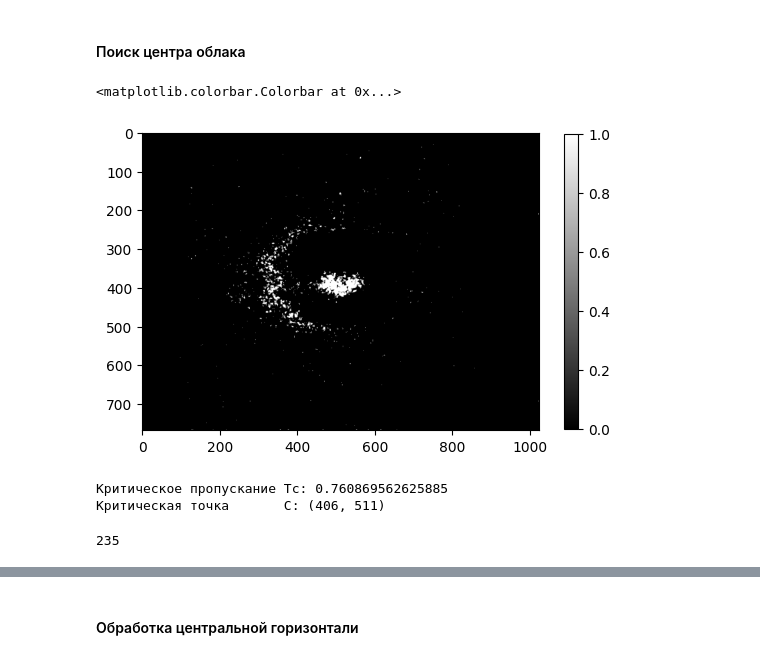
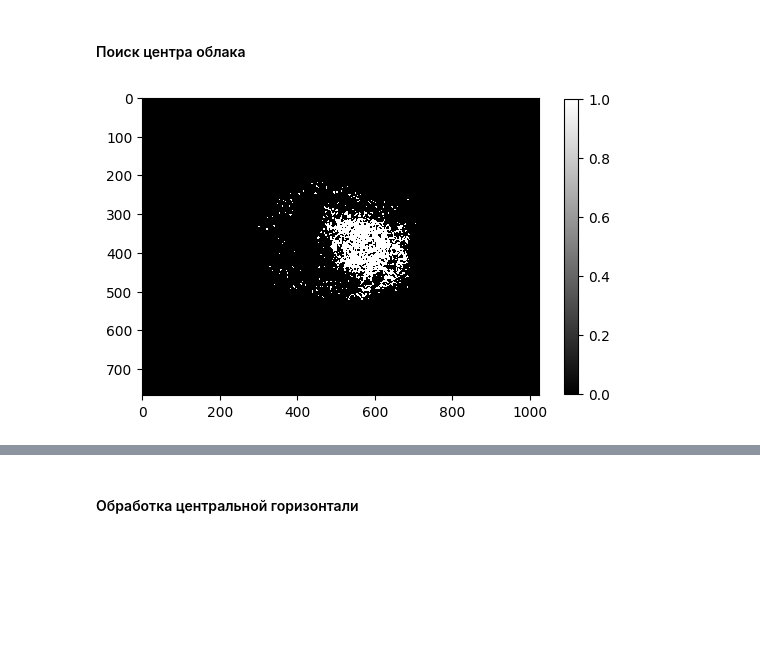
Before and after one commit to chekhyr/AbIm-soft, a Jupyter notebook: AI_Calcium.ipynb, the cells around one changed output, grey strips where cells are left out. Cells and saved outputs as stored; diff of their text form; code cells hidden in the pictures; blank space fills up the shorter version.

```diff
--- a/AI_Calcium.ipynb
+++ b/AI_Calcium.ipynb
@@ -64,52 +64,2 @@ plt.colorbar(shrink=.8)
 # %% [markdown]
 #### Поиск центра облака
-# %%
-'''Фильтрация физичных T<=1'''
-F = np.copy(T)
-for i in range(rows): #rows
-    for j in range(columns): #columns
-        if T[i, j] > 1:
-            F[i, j] = 1
-
-'''Медианное сглаживание шумов'''
-M = cv2.medianBlur(F, 5)
-
-'''Фильтрация пропускания меньше порогового значения'''
-TRSH = 0.96 #пороговое значение
-_, binary = cv2.threshold(M, TRSH, 1, cv2.THRESH_BINARY_INV)
-# THRESH_BINARY_INV:
-#  ≤ TRSH = белые
-#  > TRSH = черные
-
-'''Визуализация'''
-plt.imshow(binary, cmap="gray")
-plt.colorbar(shrink=.8)
-# %% [output]
-<matplotlib.colorbar.Colorbar at 0x...>
-[figure, removed]
-# %%
-'''Выделение контура поглощения'''
-binary_uint8 = np.uint8(binary * 255) #требуется для cv2.findContours()
-contours, _ = cv2.findContours(binary_uint8, cv2.RETR_EXTERNAL, cv2.CHAIN_APPROX_SIMPLE)
-assert contours != (), "Err: no contours found"
-
-largest_contour = max(contours, key=cv2.contourArea)
-
-ROI = np.zeros_like(T, dtype=np.uint8)
-cv2.drawContours(ROI, [largest_contour], -1, 255, thickness=cv2.FILLED)
-
-'''Нахождение минимума пропускания в нём'''
-min_val, _, (jc_abs, ic_abs), _ = cv2.minMaxLoc(T, mask=ROI)
-print(f"Критическое пропускание\tTc: {min_val}\nКритическая точка\tC: {(ic_abs, jc_abs)} ")
-# %% [output]
-Критическое пропускание Tc: 0.760869562625885
-Критическая точка       C: (406, 511)
-# %%
-'''Отрисовка полученного контура'''
-output = cv2.cvtColor(T, cv2.COLOR_GRAY2BGR)  # Переводим в цветное для рисования
-cv2.drawContours(output, [largest_contour], -1, (.9, 0, .8), 2)
-cv2.circle(output, (jc_abs, ic_abs), 6, (0, 0, 1), -1)
-cv2.imshow("", output)
-cv2.waitKey(0)
-# %% [output]
-235
@@ -117,0 +66,28 @@ cv2.destroyAllWindows()
+# %%
+'''Фильтрация физичных T<=1'''
+F = np.copy(T)
+for i in range(rows):
+    for j in range(columns):
+        if T[i, j] > 1:
+            F[i, j] = 1
+
+'''Медианное сглаживание шумов'''
+M = cv2.medianBlur(F, 5)
+
+'''Пороговые значения'''
+UPPER_TRSH = .94
+DOWNR_TRSH = .85
+
+'''Фильтрация пропускания между пороговыми значениями'''
+S = np.where(M < DOWNR_TRSH, 1, M)
+_, binary = cv2.threshold(S, UPPER_TRSH, 1, cv2.THRESH_BINARY_INV)
+# THRESH_BINARY_INV:
+#  ≤ TRSH = белые
+#  > TRSH = черные
+
+'''Визуализация'''
+plt.imshow(binary, cmap="gray", interpolation='none')
+plt.colorbar(shrink=.8)
+plt.savefig("output.png", bbox_inches='tight', dpi=300)
+# %% [output]
+[figure, added]
```
Also changed, not shown: parts of 9 cells of this notebook.
